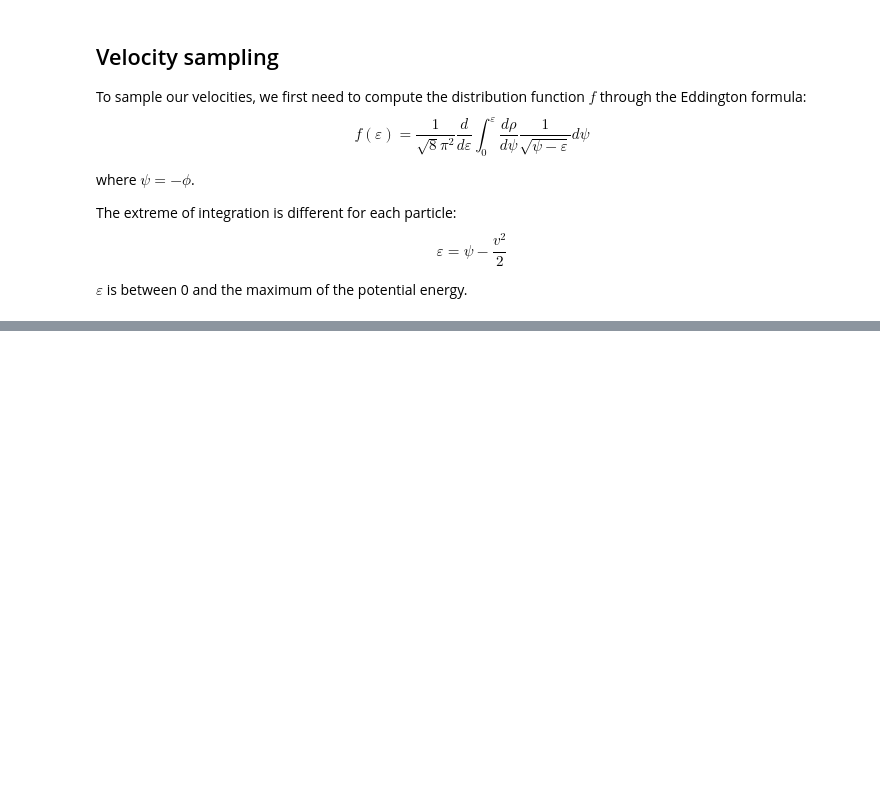
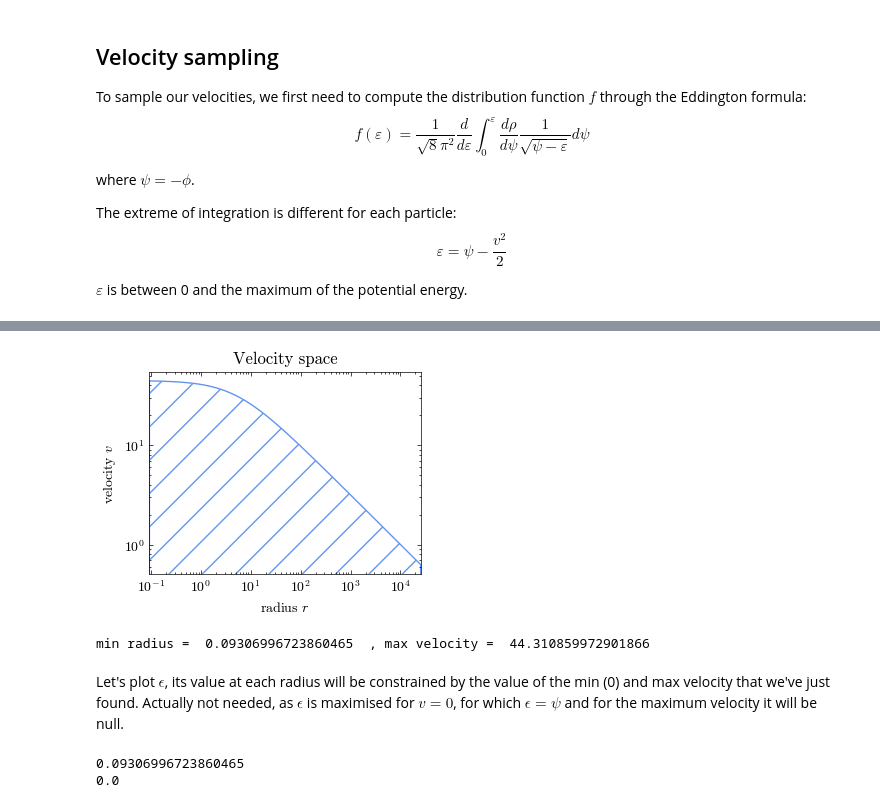
Before and after one commit to lisam10/stellar_systems_dynamics2024, a Jupyter notebook: final exercise/Hernquist.ipynb, the cells around one changed output, grey strips where cells are left out. Drawn from its saved outputs; the diff is of its cells as text; code cells hidden in the pictures; blank space fills up the shorter version.

```diff
--- a/final exercise/Hernquist.ipynb
+++ b/final exercise/Hernquist.ipynb
@@ -125,0 +136,24 @@ for i in range(n):
+# %%
+max_vel = np.sqrt(2 * potential)
+plt.fill_between(r_maxmin, y1 = 0, y2 = max_vel, fc = "white", edgecolor = "cornflowerblue",  hatch = "/")
+plt.xlim([r_maxmin[n-1], r_maxmin[0]])
+plt.title("Velocity space")
+plt.xlabel("radius $r$")
+plt.ylabel("velocity $v$")
+plt.loglog()
+plt.show()
+
+print("min radius = ", r_maxmin[n-1],  " , max velocity = " , max_vel[n-1])
+# %% [output]
+[figure, added]
+min radius =  0.09306996723860465  , max velocity =  44.310859972901866
+# %% [markdown]
+Let's plot $\epsilon$, its value at each radius will be constrained by the value of the min (0) and max velocity that we've just found.
+Actually not needed, as $\epsilon$ is maximised for $v = 0$, for which $\epsilon = \psi$ and for the maximum velocity it will be null.
+# %%
+print(radius_s[0])
+eps = np.linspace(eps_min, max_pot, 100)
+print( M / eps[99] - a)
+# %% [output]
+0.09306996723860465
+0.0
```
Also changed, not shown: parts of 8 cells of this notebook.
